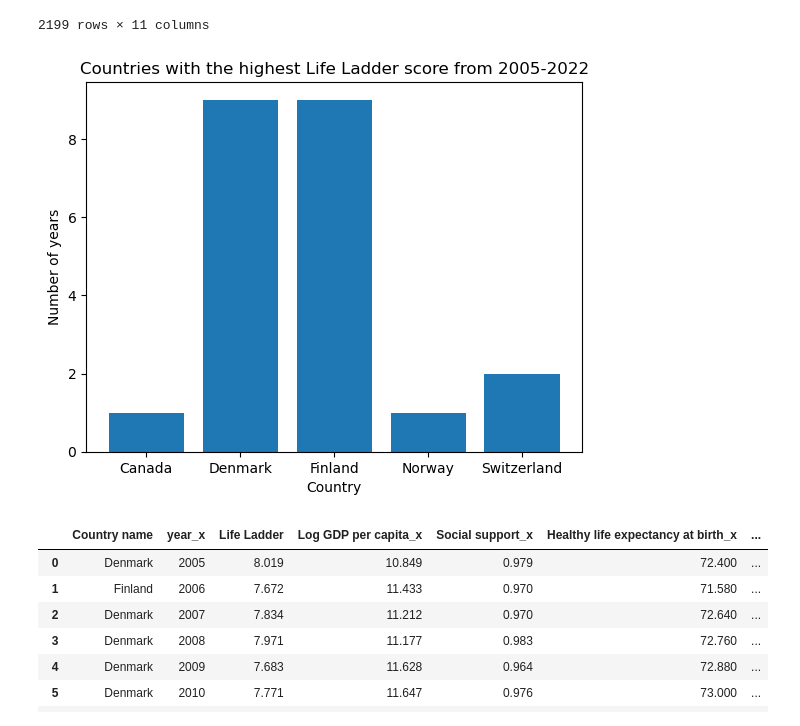
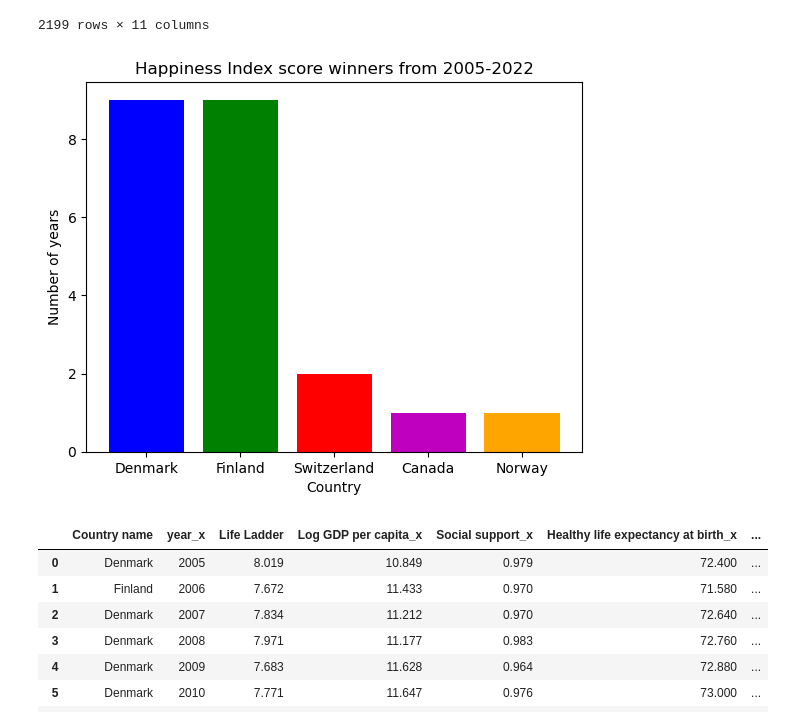
Before and after one commit to taylorfisher1012/world_happiness_trends, a Jupyter notebook: notebooks/happiness_report.ipynb, the cells around one changed output. Cells and saved outputs as stored; diff of their text form; code cells hidden in the pictures.

```diff
--- a/notebooks/happiness_report.ipynb
+++ b/notebooks/happiness_report.ipynb
@@ -135,17 +227,18 @@ happiness_report
 # %%
 top_by_year = happiness_report.groupby('year').max('Life Ladder').reset_index()
 top_country = top_by_year.merge(happiness_report, on='Life Ladder', how='inner')
 top_country
 top_country = top_country[['Country name', 'year_x', 'Life Ladder', 'Log GDP per capita_x', 'Social support_x', 'Healthy life expectancy at birth_x', 'Freedom to make life choices_x', 'Generosity_x','Perceptions of corruption_x']]
 top_country_ct = top_country.groupby('Country name').count().reset_index()
-top_country_ct
-plt.bar('Country name', 'year_x', data = top_country_ct)
+top_country_ct = top_country_ct.sort_values('year_x', ascending=False)
+color = ['b','green','r','m','orange']
+plt.bar('Country name', 'year_x', data = top_country_ct, color=color)
 plt.xlabel('Country')
 plt.ylabel('Number of years')
-plt.title('Countries with the highest Life Ladder score from 2005-2022');
+plt.title('Happiness Index score winners from 2005-2022');
 #top_country
 # %% [output]
-[figure, old version]
+[figure, new version]
 # %%
 top_country
 # %% [output]
```
Also changed, not shown: parts of 37 cells of this notebook, 1 other file.
